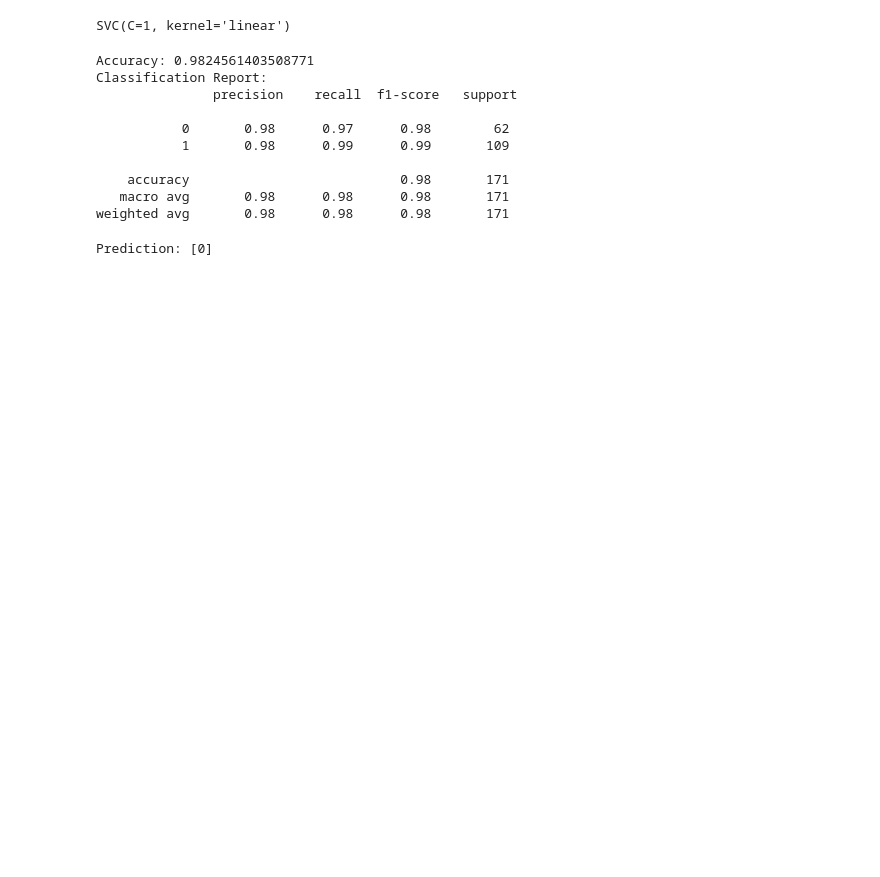
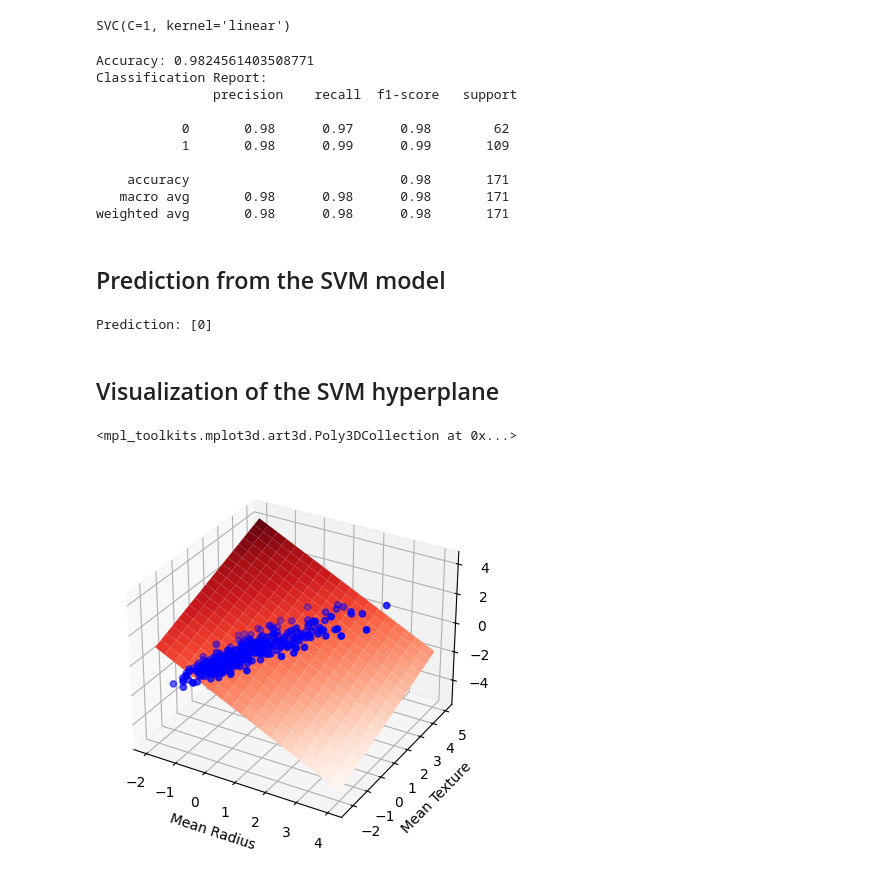
Before and after one commit to DevPro13/SVM_Visualization, a Jupyter notebook: SuportVectorMachineVisualizationWithBreastCancerDataset.ipynb, the cells around one changed output. Drawn from its saved outputs; the diff is of its cells as text; code cells hidden in the pictures; blank space fills up the shorter version.

Commit message:
Added the hyperplane codes

```diff
--- a/SuportVectorMachineVisualizationWithBreastCancerDataset.ipynb
+++ b/SuportVectorMachineVisualizationWithBreastCancerDataset.ipynb
@@ -124,6 +145,8 @@ Classification Report:
     accuracy                           0.98       171
    macro avg       0.98      0.98      0.98       171
 weighted avg       0.98      0.98      0.98       171
+# %% [markdown]
+## Prediction from the SVM model
 # %%
 import numpy as np
 
@@ -134,3 +157,20 @@ prediction = model.predict(new_sample)
 print("Prediction:", prediction)
 # %% [output]
 Prediction: [0]
+# %% [markdown]
+## Visualization of the SVM hyperplane
+# %%
+plt.figure()
+ax = plt.axes(projection='3d')
+ax.scatter(X_train[:,0], X_train[:,1],X_train[:,2], c='b')
+#ax[0].scatter3D(df['mean radius'].values,df["mean texture"],c=df["diagnosis"].map(huemap))
+ax.set_xlabel("Mean Radius")
+ax.set_ylabel("Mean Texture")
+zz = lambda xx,yy: (-model.intercept_[0]-model.coef_[0][0]*xx-model.coef_[0][1]*yy) / model.coef_[0][2]
+tmpx = np.linspace(-2, 4, 20)
+tmpy = np.linspace(-2, 5, 20)
+xx,yy = np.meshgrid(tmpx,tmpy)
+ax.plot_surface(xx, yy, zz(xx,yy), cmap='Reds')
+# %% [output]
+<mpl_toolkits.mplot3d.art3d.Poly3DCollection at 0x...>
+[figure, added]
```
Also changed, not shown: parts of 10 cells of this notebook.
